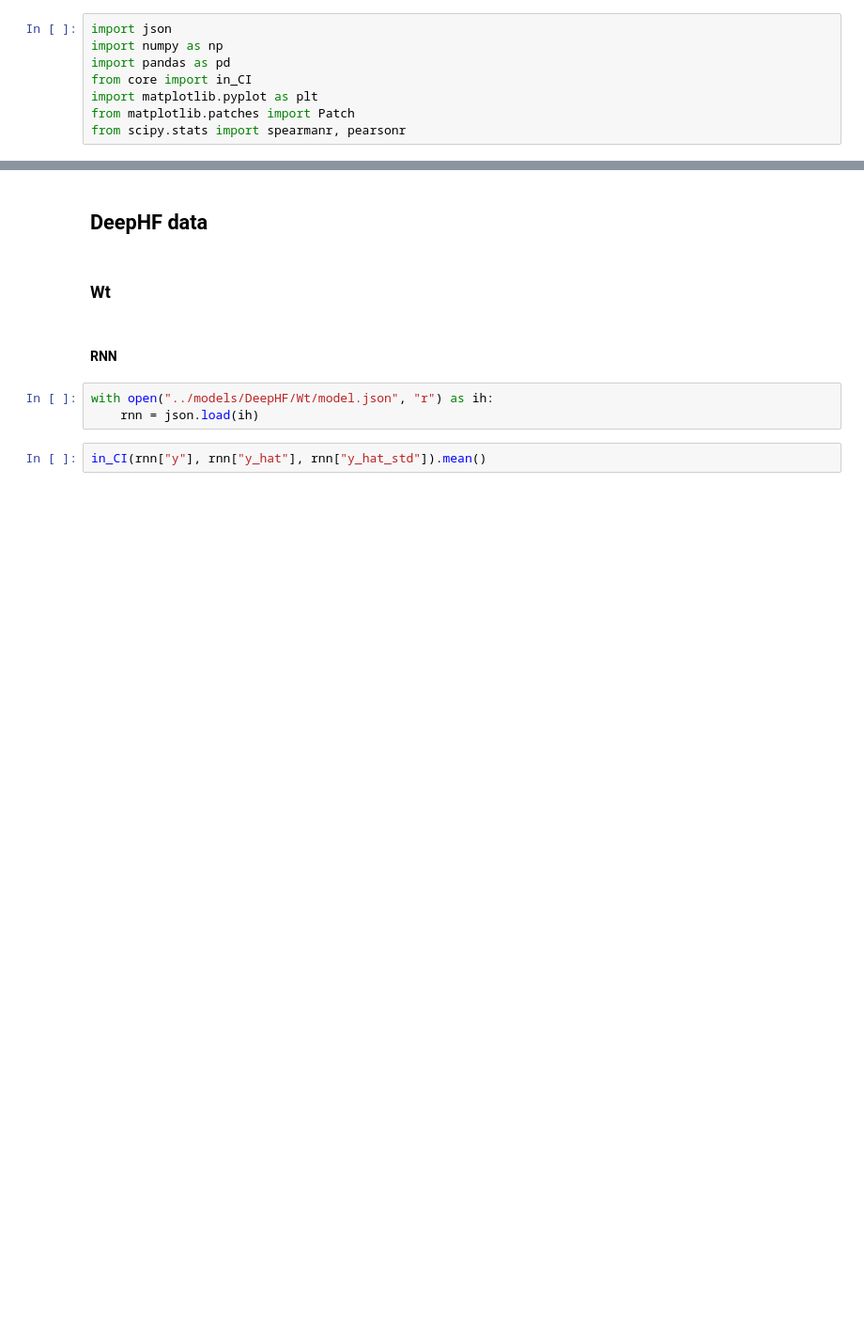
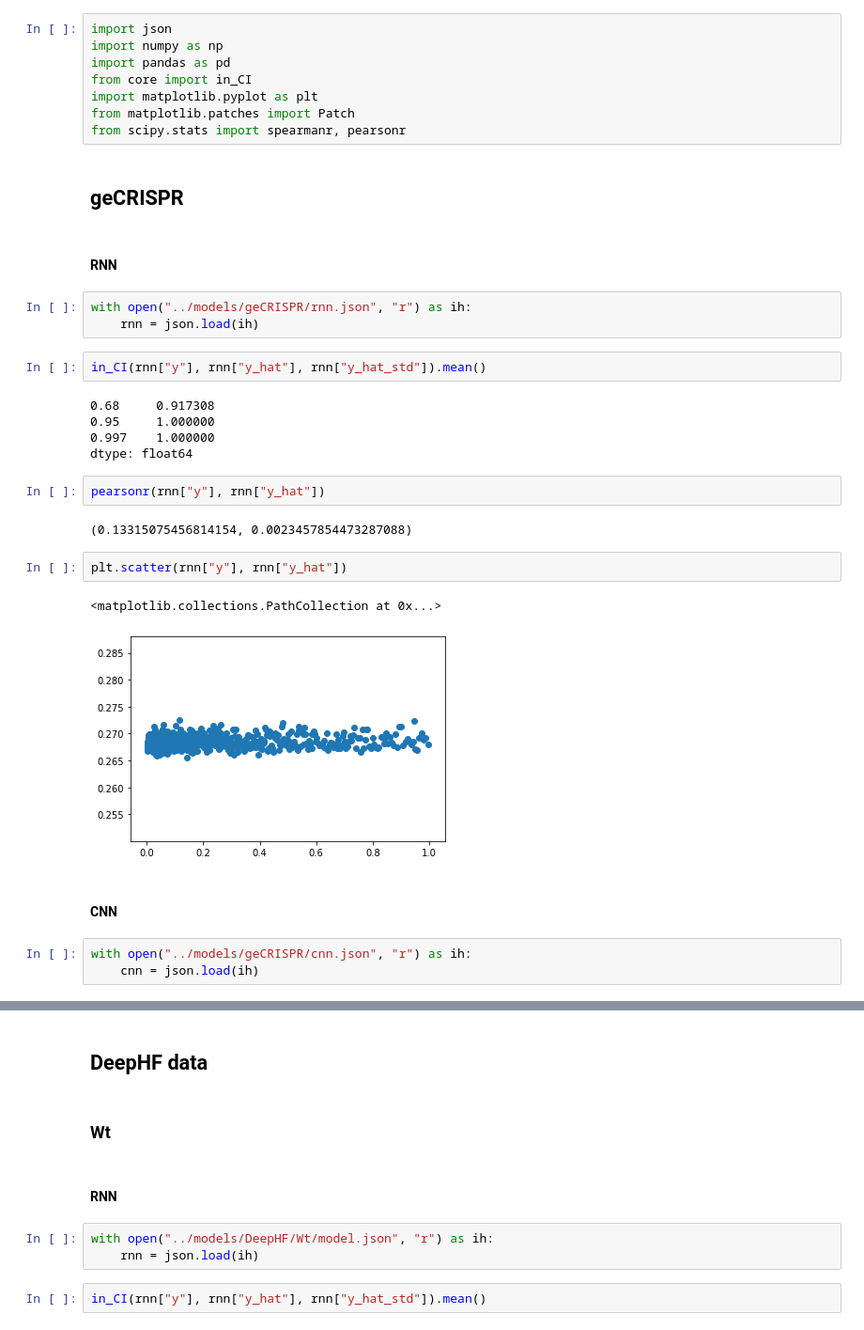
Before and after one commit to bakirillov/uace, a Jupyter notebook: src/ConfidenceIntervals.ipynb, the cells around one changed output, grey strips where cells are left out. Shown at 94% size. Saved outputs shown, nothing was run; the diff lists cells and outputs as text; blank space fills up the shorter version.

```diff
--- a/src/ConfidenceIntervals.ipynb
+++ b/src/ConfidenceIntervals.ipynb
@@ -6,3 +6,31 @@ from core import in_CI
 import matplotlib.pyplot as plt
 from matplotlib.patches import Patch
 from scipy.stats import spearmanr, pearsonr
+# %% [markdown]
+## geCRISPR
+# %% [markdown]
+#### RNN
+# %%
+with open("../models/geCRISPR/rnn.json", "r") as ih:
+    rnn = json.load(ih)
+# %%
+in_CI(rnn["y"], rnn["y_hat"], rnn["y_hat_std"]).mean()
+# %% [output]
+0.68     0.917308
+0.95     1.000000
+0.997    1.000000
+dtype: float64
+# %%
+pearsonr(rnn["y"], rnn["y_hat"])
+# %% [output]
+(0.13315075456814154, 0.0023457854473287088)
+# %%
+plt.scatter(rnn["y"], rnn["y_hat"])
+# %% [output]
+<matplotlib.collections.PathCollection at 0x...>
+[figure, added]
+# %% [markdown]
+#### CNN
+# %%
+with open("../models/geCRISPR/cnn.json", "r") as ih:
+    cnn = json.load(ih)
```
Also changed, not shown: parts of 38 cells of this notebook, 4 other files.
